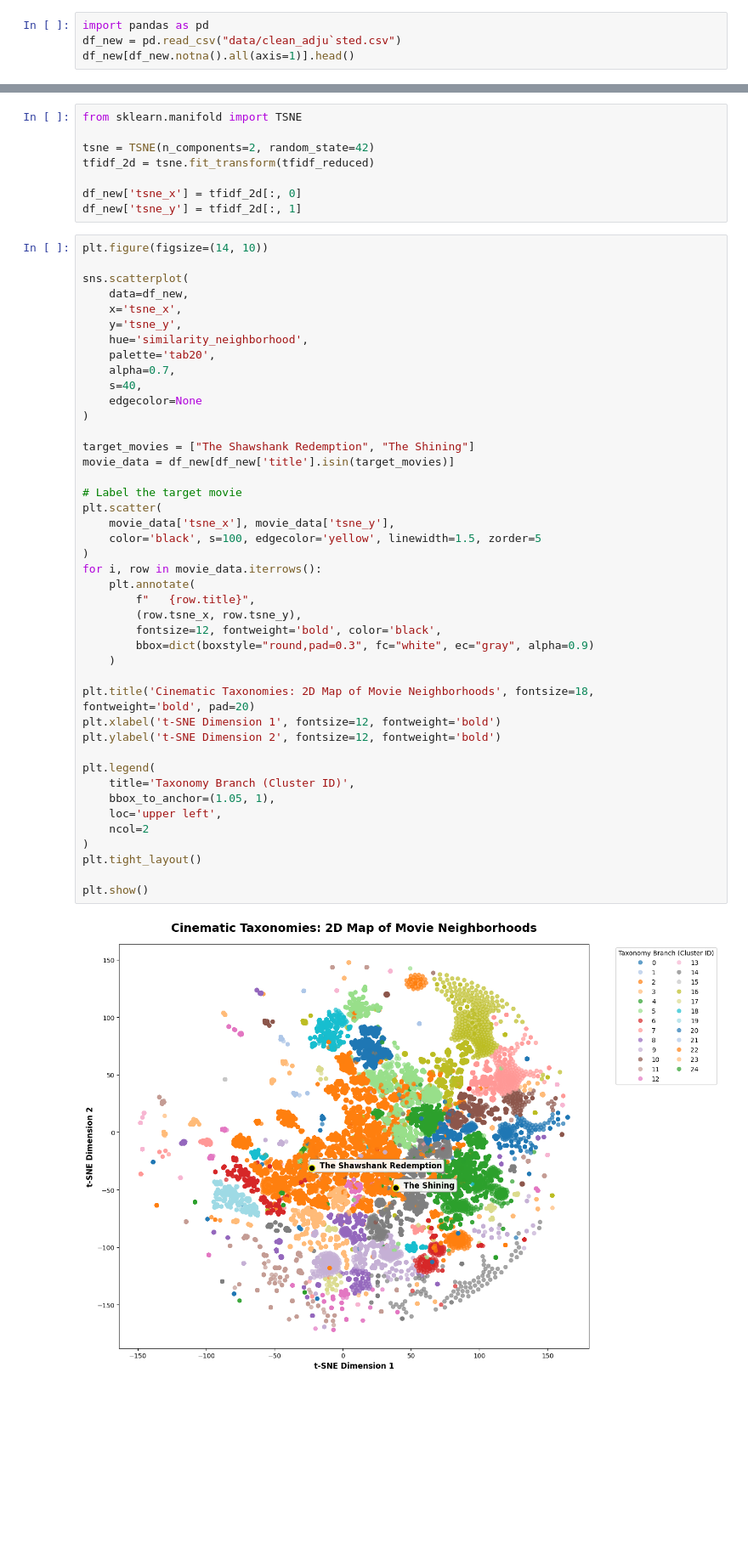
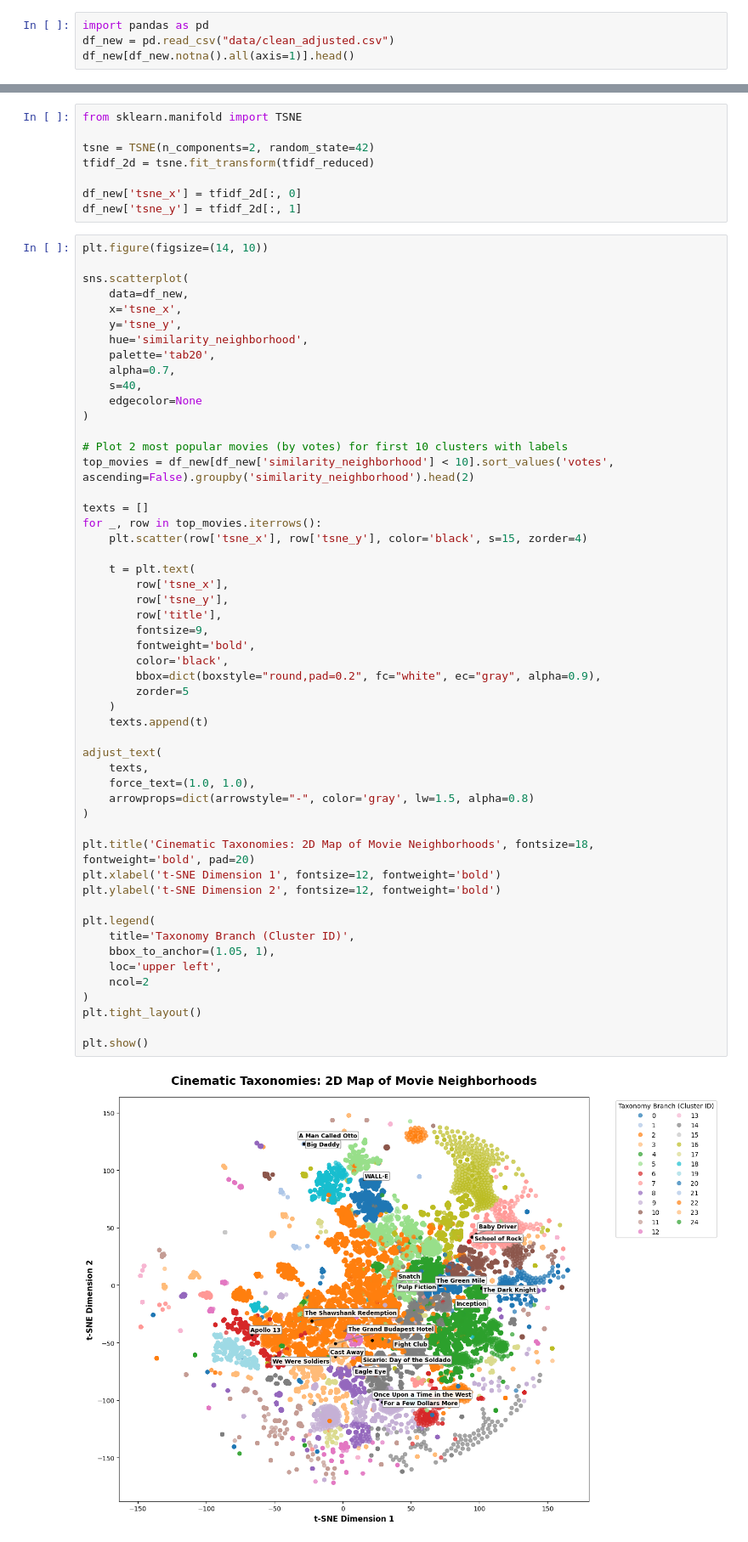
Before and after one commit to phodgkins/dm-movies, a Jupyter notebook: load_data.ipynb, the cells around one changed output, grey strips where cells are left out. Shown at 85% size. Cells and saved outputs as stored; diff of their text form; blank space fills up the shorter version.

Commit message:
map labels

```diff
--- a/load_data.ipynb
+++ b/load_data.ipynb
@@ -675,7 +676,7 @@ test[test.notna().all(axis=1)].head()
 ## Recommender
 # %%
 import pandas as pd
-df_new = pd.read_csv("data/clean_adju`sted.csv")
+df_new = pd.read_csv("data/clean_adjusted.csv")
 df_new[df_new.notna().all(axis=1)].head()
 # %% [output]
 |  | id | title | duration | mpa | rating | votes | gross_worldwide | gross_us_canada | release_date | ... |
@@ -982,47 +983,56 @@ df_new['tsne_y'] = tfidf_2d[:, 1]
 plt.figure(figsize=(14, 10))
 
 sns.scatterplot(
     data=df_new,
     x='tsne_x',
     y='tsne_y',
     hue='similarity_neighborhood',
     palette='tab20',
     alpha=0.7,
     s=40,
     edgecolor=None
 )
 
-target_movies = ["The Shawshank Redemption", "The Shining"]
-movie_data = df_new[df_new['title'].isin(target_movies)]
+# Plot 2 most popular movies (by votes) for first 10 clusters with labels
+top_movies = df_new[df_new['similarity_neighborhood'] < 10].sort_values('votes', ascending=False).groupby('similarity_neighborhood').head(2)
 
-# Label the target movie
-plt.scatter(
-    movie_data['tsne_x'], movie_data['tsne_y'],
-    color='black', s=100, edgecolor='yellow', linewidth=1.5, zorder=5
+texts = []
+for _, row in top_movies.iterrows():
+    plt.scatter(row['tsne_x'], row['tsne_y'], color='black', s=15, zorder=4)
+
+    t = plt.text(
+        row['tsne_x'],
+        row['tsne_y'],
+        row['title'],
+        fontsize=9,
+        fontweight='bold',
+        color='black',
+        bbox=dict(boxstyle="round,pad=0.2", fc="white", ec="gray", alpha=0.9),
+        zorder=5
+    )
+    texts.append(t)
+
+adjust_text(
+    texts,
+    force_text=(1.0, 1.0),
+    arrowprops=dict(arrowstyle="-", color='gray', lw=1.5, alpha=0.8)
 )
-for i, row in movie_data.iterrows():
-    plt.annotate(
-        f"   {row.title}",
-        (row.tsne_x, row.tsne_y),
-        fontsize=12, fontweight='bold', color='black',
-        bbox=dict(boxstyle="round,pad=0.3", fc="white", ec="gray", alpha=0.9)
-    )
 
 plt.title('Cinematic Taxonomies: 2D Map of Movie Neighborhoods', fontsize=18, fontweight='bold', pad=20)
 plt.xlabel('t-SNE Dimension 1', fontsize=12, fontweight='bold')
 plt.ylabel('t-SNE Dimension 2', fontsize=12, fontweight='bold')
 
 plt.legend(
     title='Taxonomy Branch (Cluster ID)',
     bbox_to_anchor=(1.05, 1),
     loc='upper left',
     ncol=2
 )
 plt.tight_layout()
 
 plt.show()
 # %% [output]
-[figure, old version]
+[figure, new version]
 # %%
 from sklearn.cluster import DBSCAN
 
```
Also changed, not shown: parts of 2 cells of this notebook.
